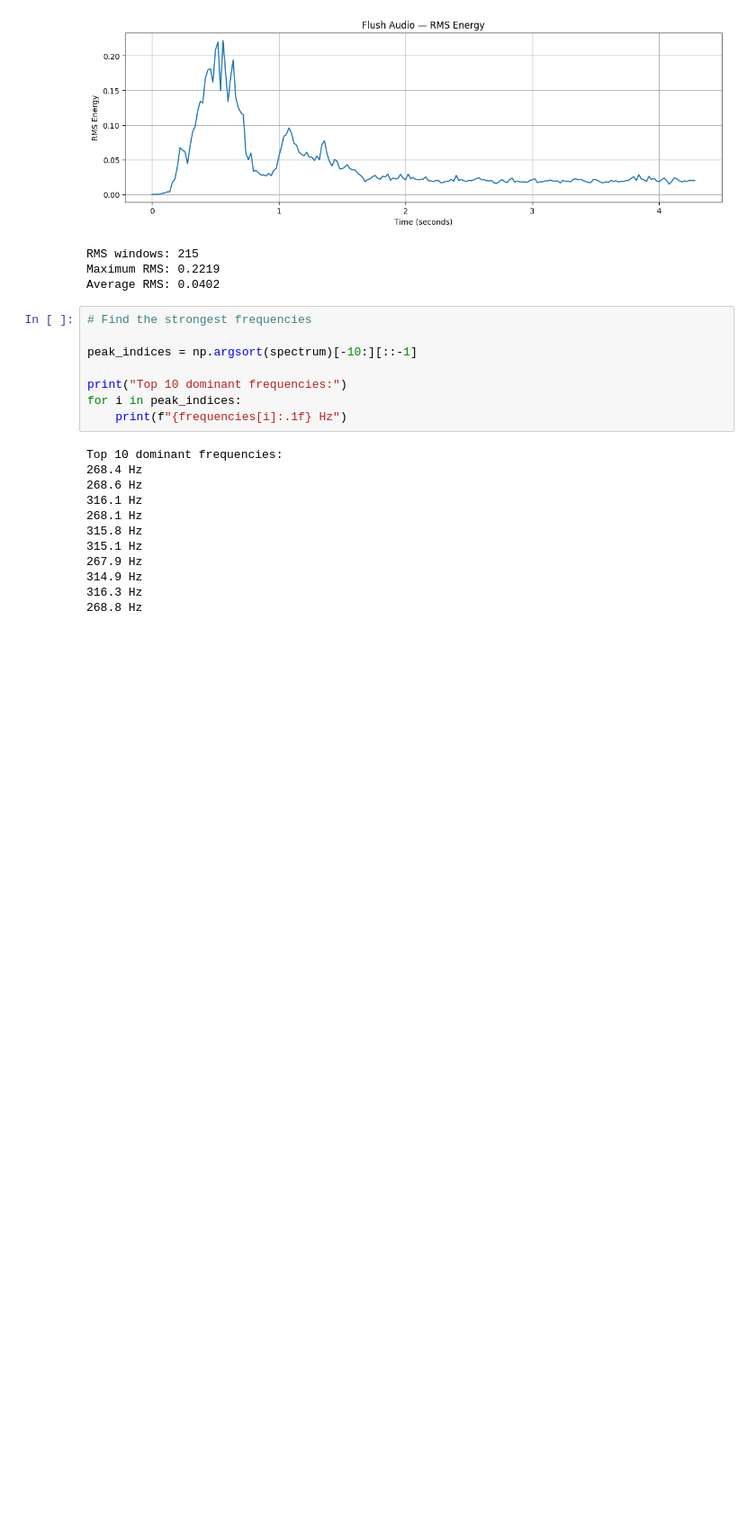
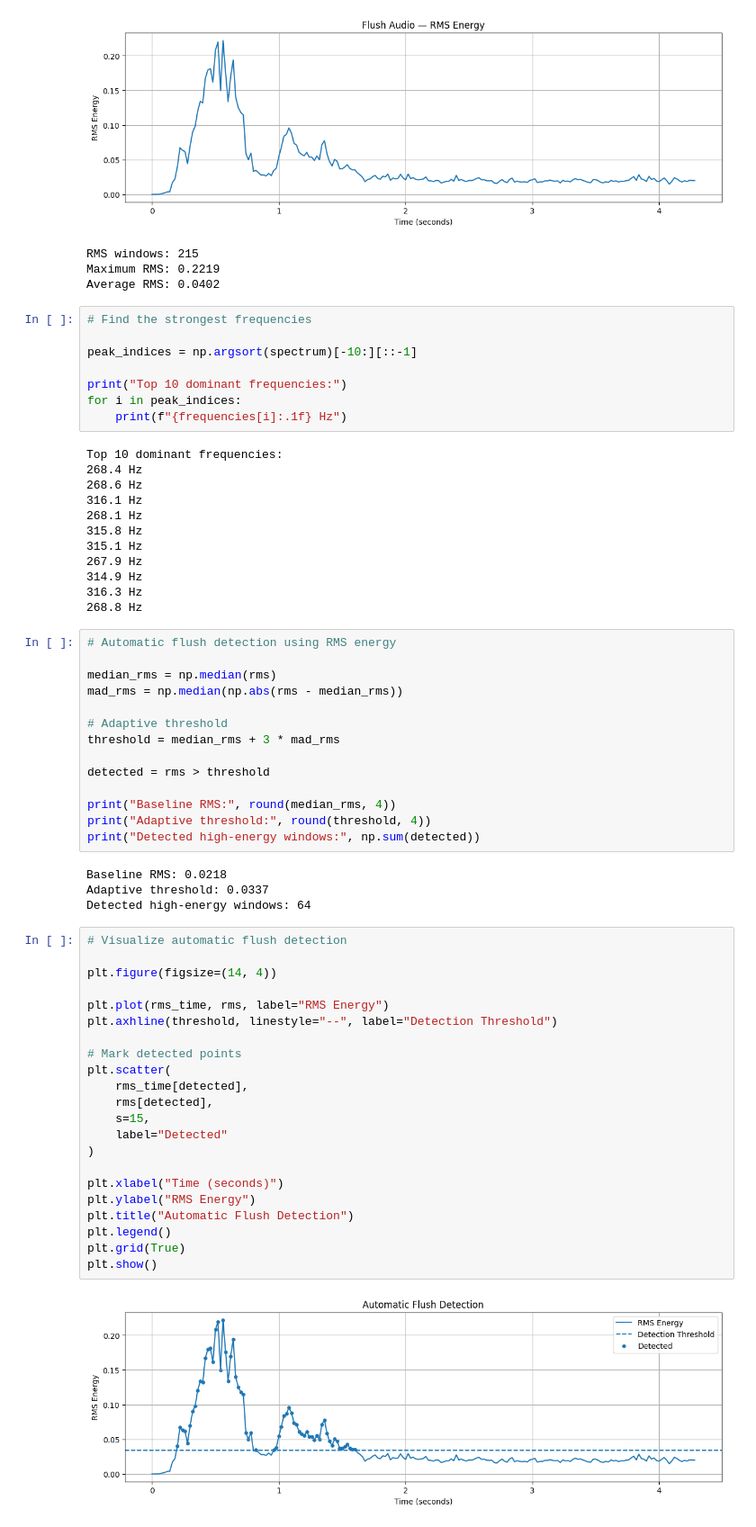
Before and after one commit to devika-na/flush-intelligence, a Jupyter notebook: flush_intelligence.ipynb, the cells around one changed output. Shown at 90% size. Drawn from its saved outputs; the diff is of its cells as text; blank space fills up the shorter version.

Commit message:
Add automatic flush detection

```diff
--- a/flush_intelligence.ipynb
+++ b/flush_intelligence.ipynb
@@ -138,3 +138,45 @@ Top 10 dominant frequencies:
 314.9 Hz
 316.3 Hz
 268.8 Hz
+# %%
+# Automatic flush detection using RMS energy
+
+median_rms = np.median(rms)
+mad_rms = np.median(np.abs(rms - median_rms))
+
+# Adaptive threshold
+threshold = median_rms + 3 * mad_rms
+
+detected = rms > threshold
+
+print("Baseline RMS:", round(median_rms, 4))
+print("Adaptive threshold:", round(threshold, 4))
+print("Detected high-energy windows:", np.sum(detected))
+# %% [output]
+Baseline RMS: 0.0218
+Adaptive threshold: 0.0337
+Detected high-energy windows: 64
+# %%
+# Visualize automatic flush detection
+
+plt.figure(figsize=(14, 4))
+
+plt.plot(rms_time, rms, label="RMS Energy")
+plt.axhline(threshold, linestyle="--", label="Detection Threshold")
+
+# Mark detected points
+plt.scatter(
+    rms_time[detected],
+    rms[detected],
+    s=15,
+    label="Detected"
+)
+
+plt.xlabel("Time (seconds)")
+plt.ylabel("RMS Energy")
+plt.title("Automatic Flush Detection")
+plt.legend()
+plt.grid(True)
+plt.show()
+# %% [output]
+[figure, added]
```
Also changed, not shown: parts of 4 cells of this notebook.
